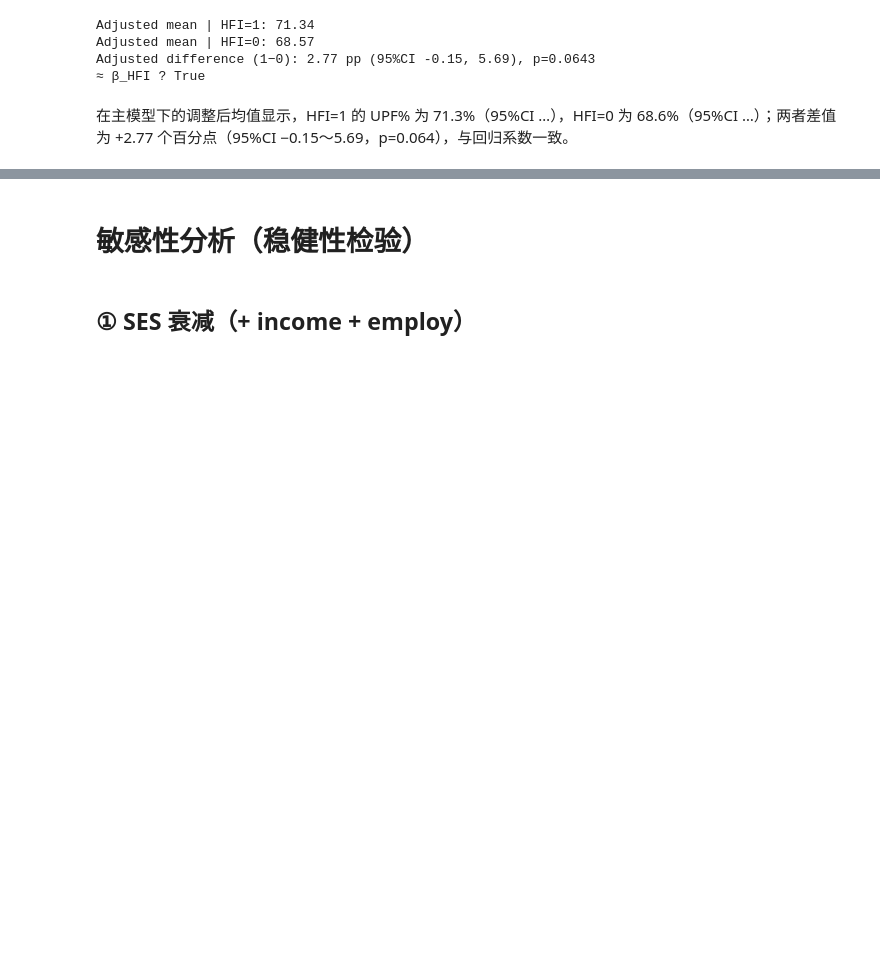
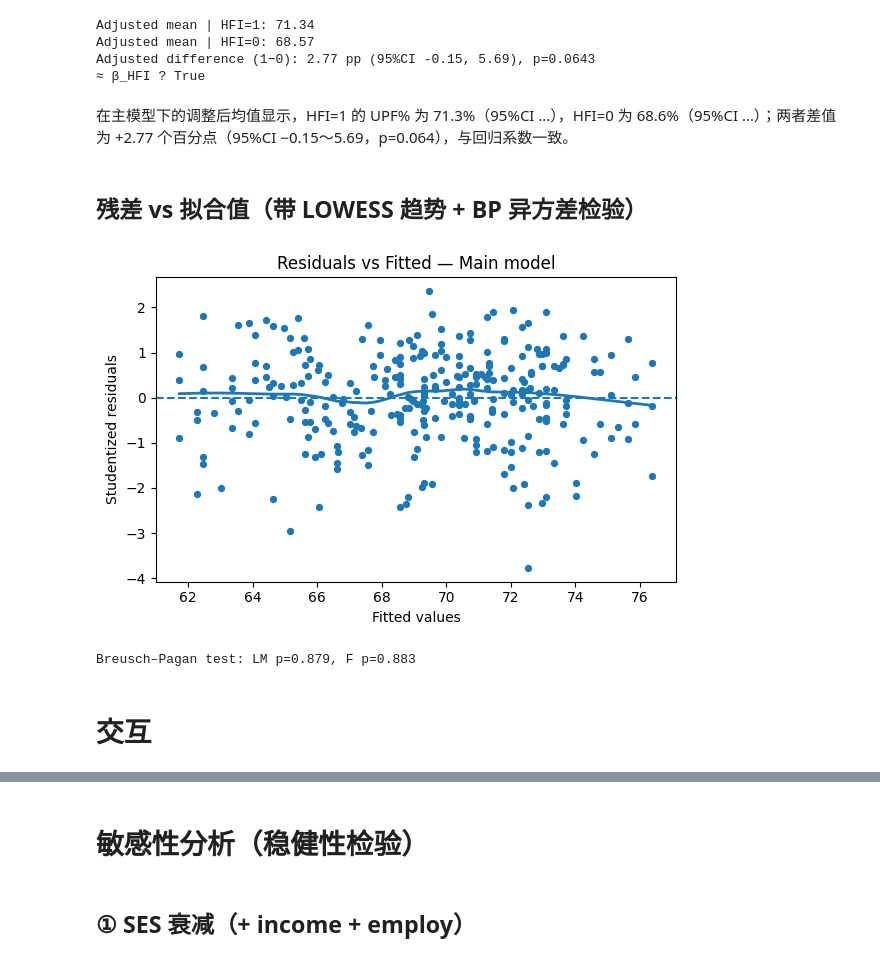
Before and after one commit to NINGTANG1124/UPF-HFI, a Jupyter notebook: notebooks/modeling_chinese.ipynb, the cells around one changed output, grey strips where cells are left out. Drawn from its saved outputs; the diff is of its cells as text; code cells hidden in the pictures; blank space fills up the shorter version.

```diff
--- a/notebooks/modeling_chinese.ipynb
+++ b/notebooks/modeling_chinese.ipynb
@@ -275,3 +275,38 @@ Adjusted difference (1−0): 2.77 pp (95%CI -0.15, 5.69), p=0.0643
 ≈ β_HFI ? True
 # %% [markdown]
 在主模型下的调整后均值显示，HFI=1 的 UPF% 为 71.3%（95%CI …），HFI=0 为 68.6%（95%CI …）；两者差值为 +2.77 个百分点（95%CI −0.15～5.69，p=0.064），与回归系数一致。
+# %% [markdown]
+## 残差 vs 拟合值（带 LOWESS 趋势 + BP 异方差检验）
+# %%
+import numpy as np
+import matplotlib.pyplot as plt
+from statsmodels.nonparametric.smoothers_lowess import lowess
+from statsmodels.stats.diagnostic import het_breuschpagan
+
+# 用主模型
+res = res_main
+
+# 学生化残差更稳健一些
+fitted = res.fittedvalues
+std_resid = res.get_influence().resid_studentized_internal
+
+plt.figure(figsize=(6,4))
+plt.scatter(fitted, std_resid, s=18)
+# LOWESS 平滑线（看是否有系统性模式/扇形）
+lo = lowess(std_resid, fitted, frac=0.4, return_sorted=True)
+plt.plot(lo[:,0], lo[:,1], linewidth=2)
+plt.axhline(0, linestyle="--")
+plt.xlabel("Fitted values")
+plt.ylabel("Studentized residuals")
+plt.title("Residuals vs Fitted — Main model")
+plt.tight_layout()
+plt.show()
+
+# Breusch–Pagan 异方差检验（只是佐证；我们已用 HC3）
+bp = het_breuschpagan(res.resid, res.model.exog)
+print(f"Breusch–Pagan test: LM p={bp[1]:.3g}, F p={bp[3]:.3g}")
+# %% [output]
+[figure, added]
+Breusch–Pagan test: LM p=0.879, F p=0.883
+# %% [markdown]
+# 交互
```
Also changed, not shown: parts of 11 cells of this notebook.
